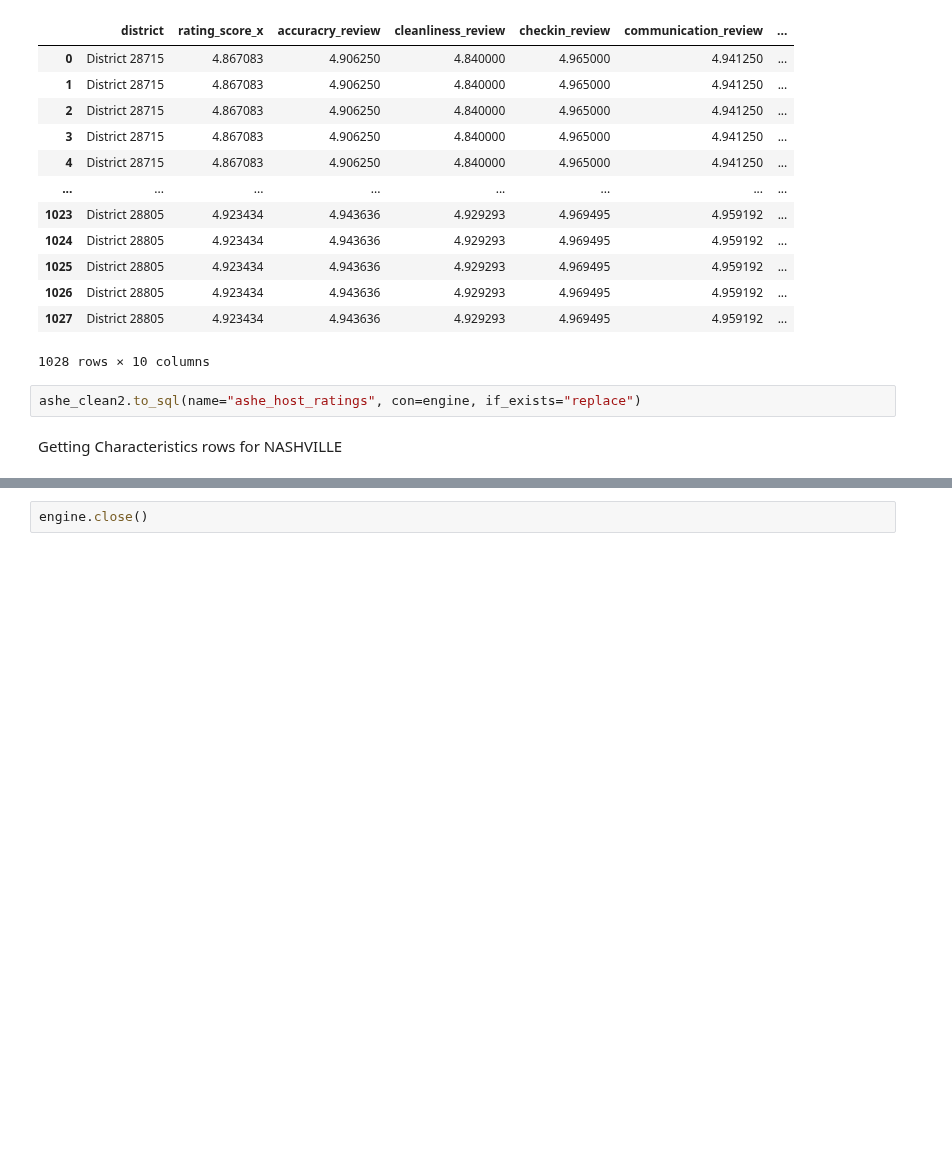
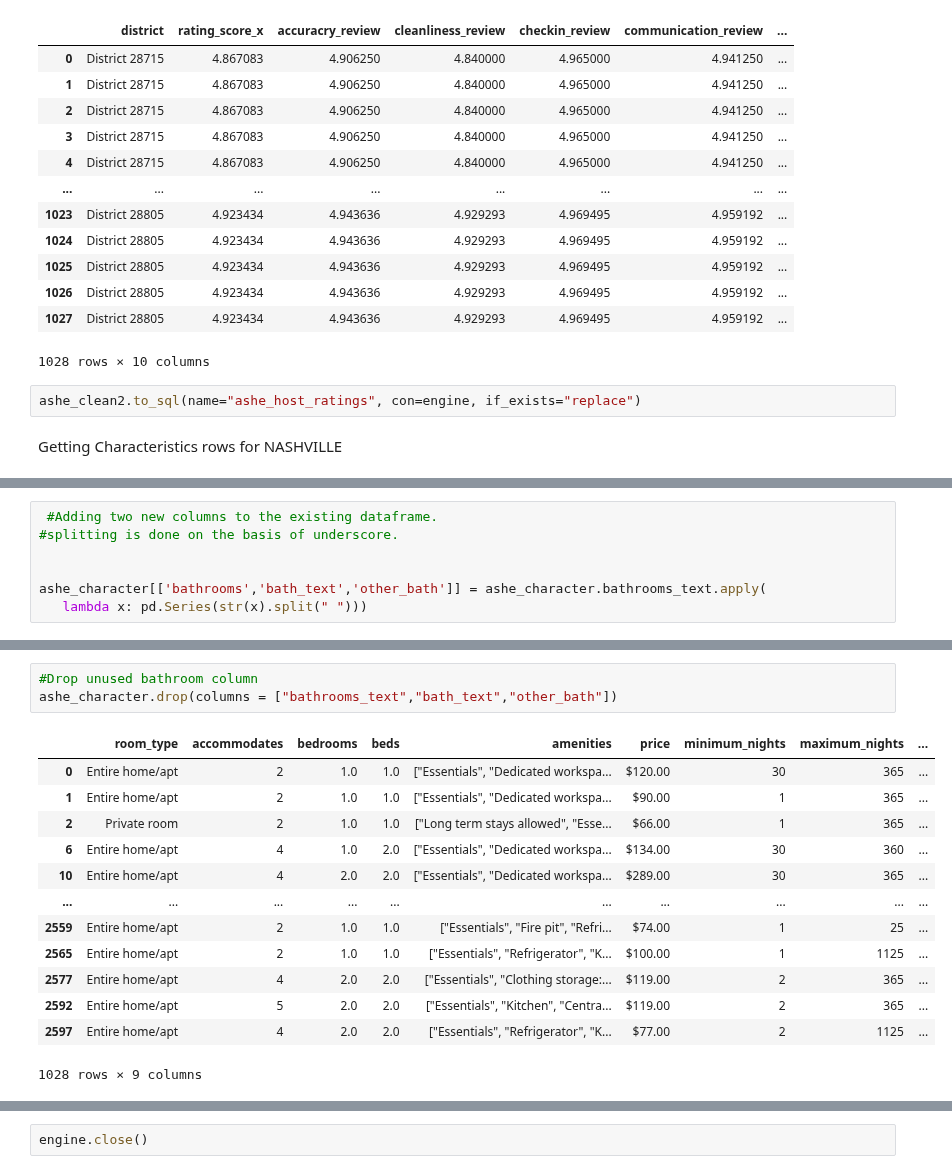
Before and after one commit to JonathanBrown003/Airbnb-A-Closer-Look-Nashville-Asheville, a Jupyter notebook: Analysis_Tu.ipynb, the cells around one changed output, grey strips where cells are left out. Drawn from its saved outputs; the diff is of its cells as text; blank space fills up the shorter version.

```diff
--- a/Analysis_Tu.ipynb
+++ b/Analysis_Tu.ipynb
@@ -1564,0 +1866,7 @@ nash_character = nash_rows[["room_type",]]
+# %%
+ #Adding two new columns to the existing dataframe.
+#splitting is done on the basis of underscore.
+
+
+ashe_character[['bathrooms','bath_text','other_bath']] = ashe_character.bathrooms_text.apply(
+   lambda x: pd.Series(str(x).split(" ")))
@@ -1564,0 +1905,17 @@ nash_character = nash_rows[["room_type",]]
+# %%
+#Drop unused bathroom column
+ashe_character.drop(columns = ["bathrooms_text","bath_text","other_bath"])
+# %% [output]
+|  | room_type | accommodates | bedrooms | beds | amenities | price | minimum_nights | maximum_nights | ... |
+| 0 | Entire home/apt | 2 | 1.0 | 1.0 | ["Essentials", "Dedicated workspa... | $120.00 | 30 | 365 | ... |
+| 1 | Entire home/apt | 2 | 1.0 | 1.0 | ["Essentials", "Dedicated workspa... | $90.00 | 1 | 365 | ... |
+| 2 | Private room | 2 | 1.0 | 1.0 | ["Long term stays allowed", "Esse... | $66.00 | 1 | 365 | ... |
+| 6 | Entire home/apt | 4 | 1.0 | 2.0 | ["Essentials", "Dedicated workspa... | $134.00 | 30 | 360 | ... |
+| 10 | Entire home/apt | 4 | 2.0 | 2.0 | ["Essentials", "Dedicated workspa... | $289.00 | 30 | 365 | ... |
+| ... | ... | ... | ... | ... | ... | ... | ... | ... | ... |
+| 2559 | Entire home/apt | 2 | 1.0 | 1.0 | ["Essentials", "Fire pit", "Refri... | $74.00 | 1 | 25 | ... |
+| 2565 | Entire home/apt | 2 | 1.0 | 1.0 | ["Essentials", "Refrigerator", "K... | $100.00 | 1 | 1125 | ... |
+| 2577 | Entire home/apt | 4 | 2.0 | 2.0 | ["Essentials", "Clothing storage:... | $119.00 | 2 | 365 | ... |
+| 2592 | Entire home/apt | 5 | 2.0 | 2.0 | ["Essentials", "Kitchen", "Centra... | $119.00 | 2 | 365 | ... |
+| 2597 | Entire home/apt | 4 | 2.0 | 2.0 | ["Essentials", "Refrigerator", "K... | $77.00 | 2 | 1125 | ... |
+1028 rows × 9 columns
```
Also changed, not shown: parts of 40 cells of this notebook.
